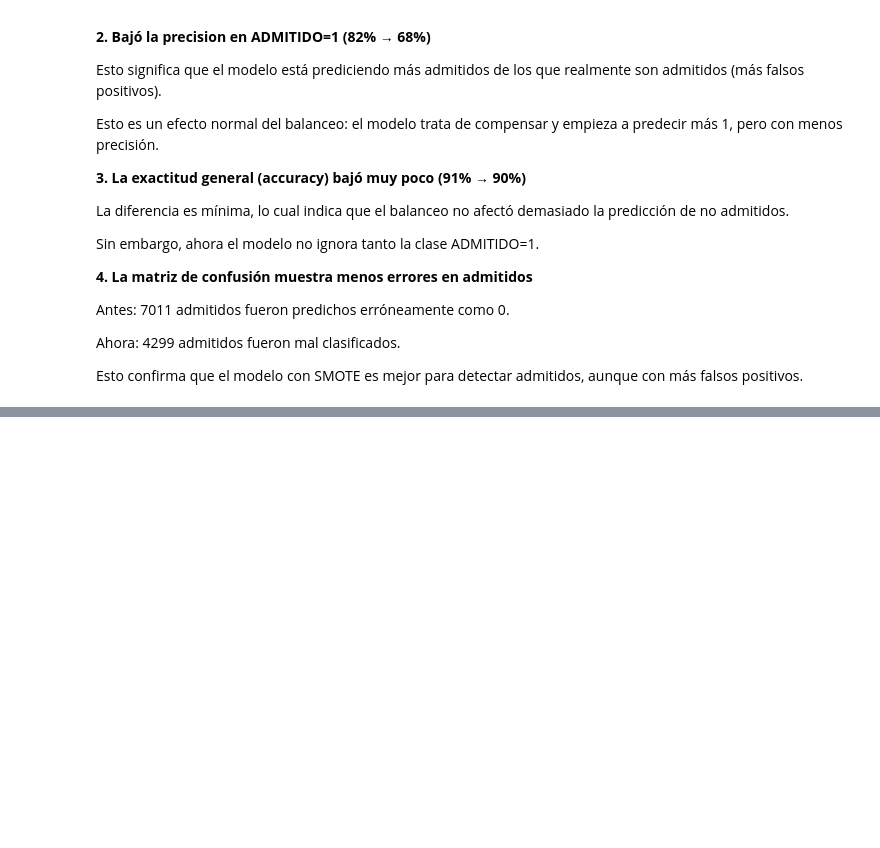
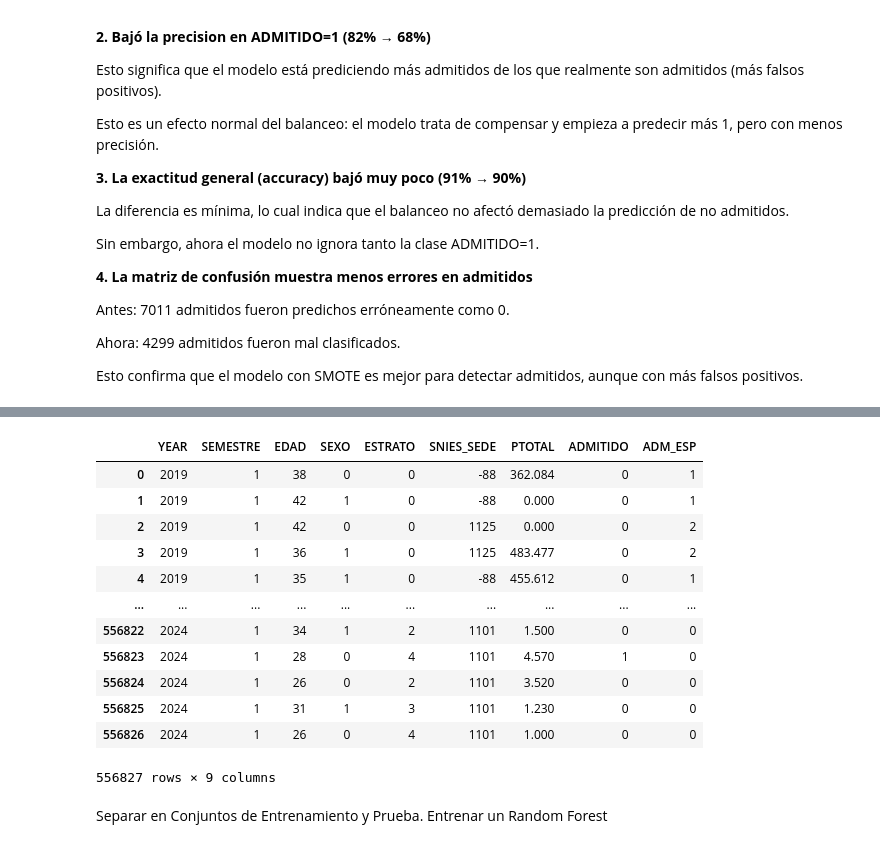
Before and after one commit to 10scar/Proyecto-ABD-2024-2, a Jupyter notebook: ALM.ipynb, the cells around one changed output, grey strips where cells are left out. Cells and saved outputs as stored; diff of their text form; code cells hidden in the pictures; blank space fills up the shorter version.

```diff
--- a/ALM.ipynb
+++ b/ALM.ipynb
@@ -574,0 +645,19 @@ Esto confirma que el modelo con SMOTE es mejor para detectar admitidos, aunque c
+# %%
+intcols = [
+    'YEAR', 'SEMESTRE',
+    'EDAD', 'SEXO', 'ESTRATO', 'PAES', 'PEAMA', 'SNIES_SEDE',
+    'PTOTAL', 'ADMITIDO'
+]
+admitidos_int = admitidos[intcols]
+admitidos_int['ESTRATO'] = admitidos_int['ESTRATO'].replace({'Estrato 1': 1, 'Estrato 2': 2, 'Estrato 3': 3, 'Estrato 4': 4, 'Estrato 5': 5, 'Estrato 6': 6, 'ND/NE': 0})
+def asignar_adm_esp(row):
+    if row['PAES'] != 'No aplica':
+        return 1  # Tiene algún programa PAES
+    elif row['PEAMA'] != 'No aplica':
+        return 2  # Tiene algún programa PEAMA
+    else:
+        return 0  # No tiene admisión especial
+admitidos_int['ADM_ESP'] = admitidos_int.apply(asignar_adm_esp, axis=1)
+admitidos_int['ADMITIDO'] = admitidos_int['ADMITIDO'].map({'Sí': 1, 'No': 0}) # 1 Sí admitido 2 No admitido
+admitidos_int['SEXO'] = admitidos_int['SEXO'].map({'Mujeres': 0, 'Hombres': 1, 'Transgénero': 2, 'No binario': 3}) # 1 Sí admitido 2 No admitido
+admitidos_int.drop(columns=['PAES', 'PEAMA'], inplace=True)
@@ -574,0 +682,18 @@ Esto confirma que el modelo con SMOTE es mejor para detectar admitidos, aunque c
+# %%
+admitidos_int
+# %% [output]
+|  | YEAR | SEMESTRE | EDAD | SEXO | ESTRATO | SNIES_SEDE | PTOTAL | ADMITIDO | ADM_ESP |
+| 0 | 2019 | 1 | 38 | 0 | 0 | -88 | 362.084 | 0 | 1 |
+| 1 | 2019 | 1 | 42 | 1 | 0 | -88 | 0.000 | 0 | 1 |
+| 2 | 2019 | 1 | 42 | 0 | 0 | 1125 | 0.000 | 0 | 2 |
+| 3 | 2019 | 1 | 36 | 1 | 0 | 1125 | 483.477 | 0 | 2 |
+| 4 | 2019 | 1 | 35 | 1 | 0 | -88 | 455.612 | 0 | 1 |
+| ... | ... | ... | ... | ... | ... | ... | ... | ... | ... |
+| 556822 | 2024 | 1 | 34 | 1 | 2 | 1101 | 1.500 | 0 | 0 |
+| 556823 | 2024 | 1 | 28 | 0 | 4 | 1101 | 4.570 | 1 | 0 |
+| 556824 | 2024 | 1 | 26 | 0 | 2 | 1101 | 3.520 | 0 | 0 |
+| 556825 | 2024 | 1 | 31 | 1 | 3 | 1101 | 1.230 | 0 | 0 |
+| 556826 | 2024 | 1 | 26 | 0 | 4 | 1101 | 1.000 | 0 | 0 |
+556827 rows × 9 columns
+# %% [markdown]
+Separar en Conjuntos de Entrenamiento y Prueba. Entrenar un Random Forest
```
Also changed, not shown: parts of 14 cells of this notebook.
